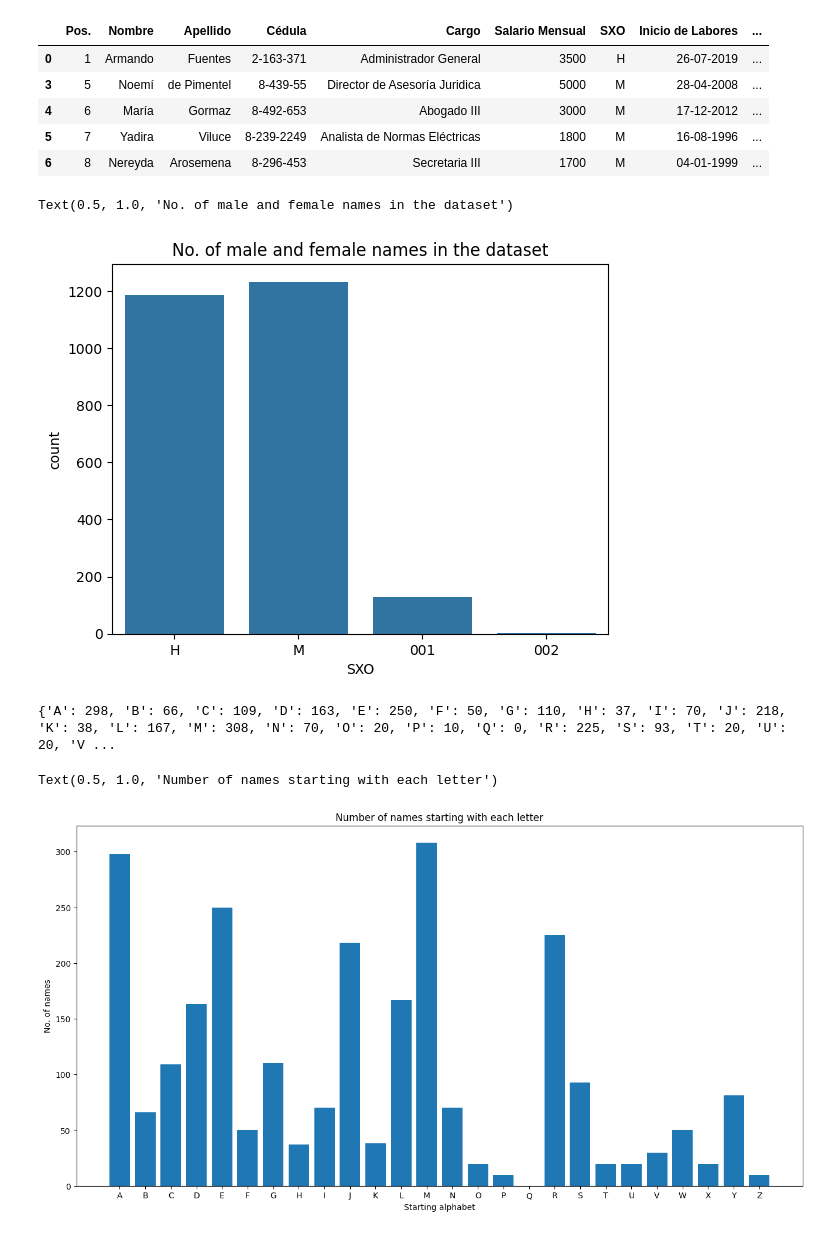
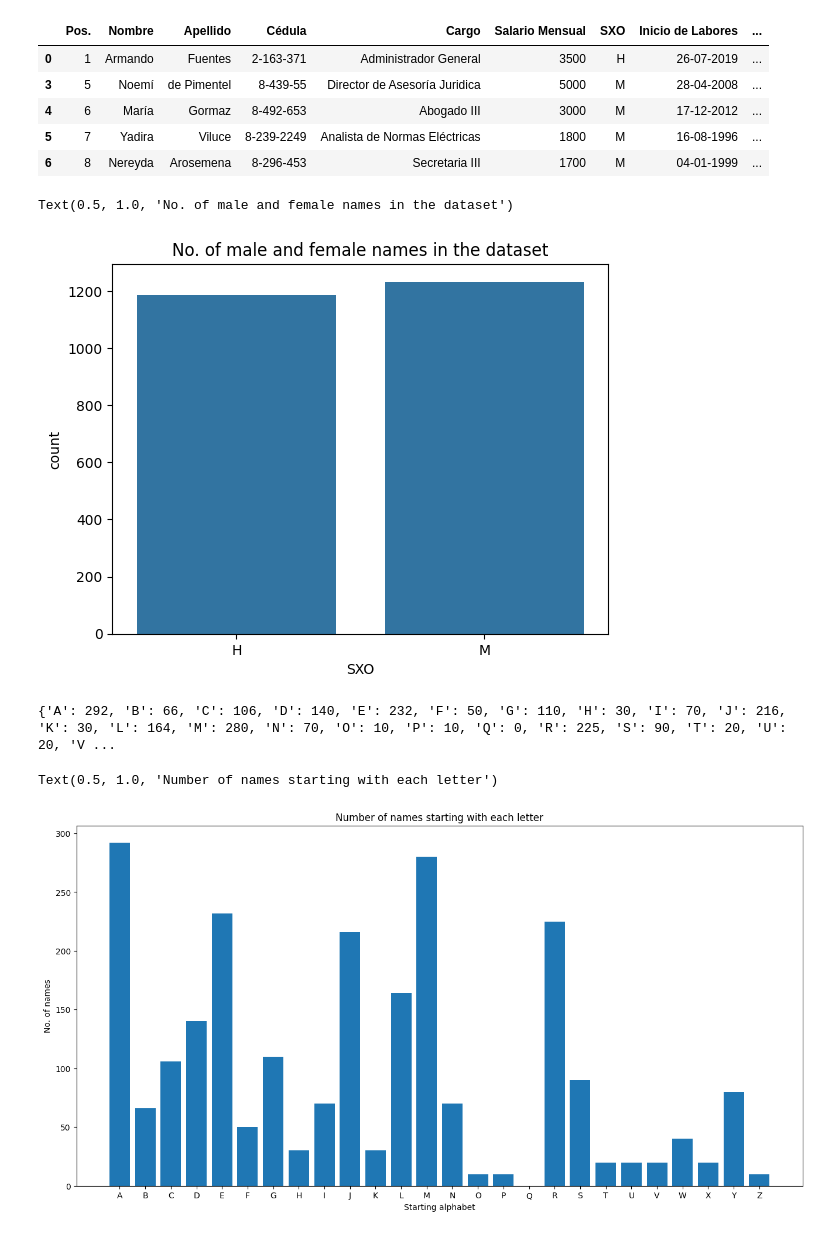
Before and after one commit to danielrawlins21/DataScience, a Jupyter notebook: asep.ipynb, the cells around one changed output. Drawn from its saved outputs; the diff is of its cells as text; code cells hidden in the pictures.

```diff
--- a/asep.ipynb
+++ b/asep.ipynb
@@ -41,2 +38,0 @@ df1m = dataset["SXO"] != 'SXO'
-# %%
-dataset = dataset[df1m]
@@ -43,3 +43,5 @@ dataset = dataset[df1m]
+# %%
+dataset = dataset[dataset.SXO.isin(values)]
 # %%
 dataset.head()
 # %% [output]
@@ -93,12 +95,12 @@ dataset.head()
 | 5 | 7 | Yadira | Viluce | 8-239-2249 | Analista de Normas Eléctricas | 1800 | M | 16-08-1996 | ... |
 | 6 | 8 | Nereyda | Arosemena | 8-296-453 | Secretaria III | 1700 | M | 04-01-1999 | ... |
 # %%
-sns.countplot(x='SXO',data = df)
+sns.countplot(x='SXO',data = dataset)
 
 plt.title('No. of male and female names in the dataset')
 # %% [output]
 Text(0.5, 1.0, 'No. of male and female names in the dataset')
-[figure, old version]
+[figure, new version]
 # %%
 alphabets= ['A','B','C','D','E','F','G','H','I','J','K','L','M','N','O','P',
 
@@ -112,7 +114,7 @@ for i in alphabets:
 
 print(startletter_count)
 # %% [output]
-{'A': 298, 'B': 66, 'C': 109, 'D': 163, 'E': 250, 'F': 50, 'G': 110, 'H': 37, 'I': 70, 'J': 218, 'K': 38, 'L': 167, 'M': 308, 'N': 70, 'O': 20, 'P': 10, 'Q': 0, 'R': 225, 'S': 93, 'T': 20, 'U': 20, 'V ...
+{'A': 292, 'B': 66, 'C': 106, 'D': 140, 'E': 232, 'F': 50, 'G': 110, 'H': 30, 'I': 70, 'J': 216, 'K': 30, 'L': 164, 'M': 280, 'N': 70, 'O': 10, 'P': 10, 'Q': 0, 'R': 225, 'S': 90, 'T': 20, 'U': 20, 'V ...
 # %%
 plt.figure(figsize = (16,8))
 
@@ -125,7 +127,7 @@ plt.ylabel('No. of names')
 plt.title('Number of names starting with each letter')
 # %% [output]
 Text(0.5, 1.0, 'Number of names starting with each letter')
-[figure, old version]
+[figure, new version]
 # %%
 print('The 5 most name starting letters are : ',
 
```
Also changed, not shown: parts of 23 cells of this notebook.
